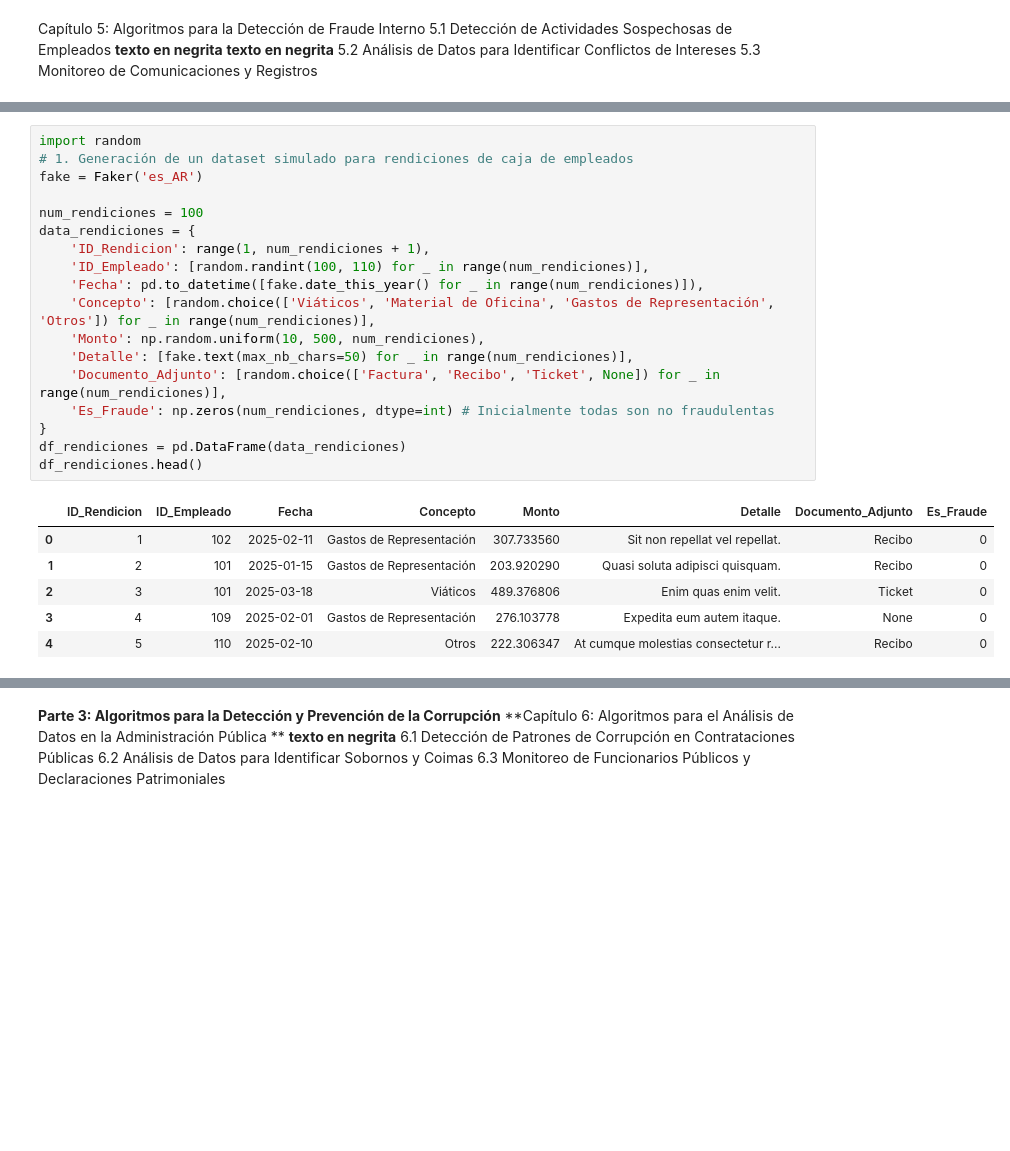
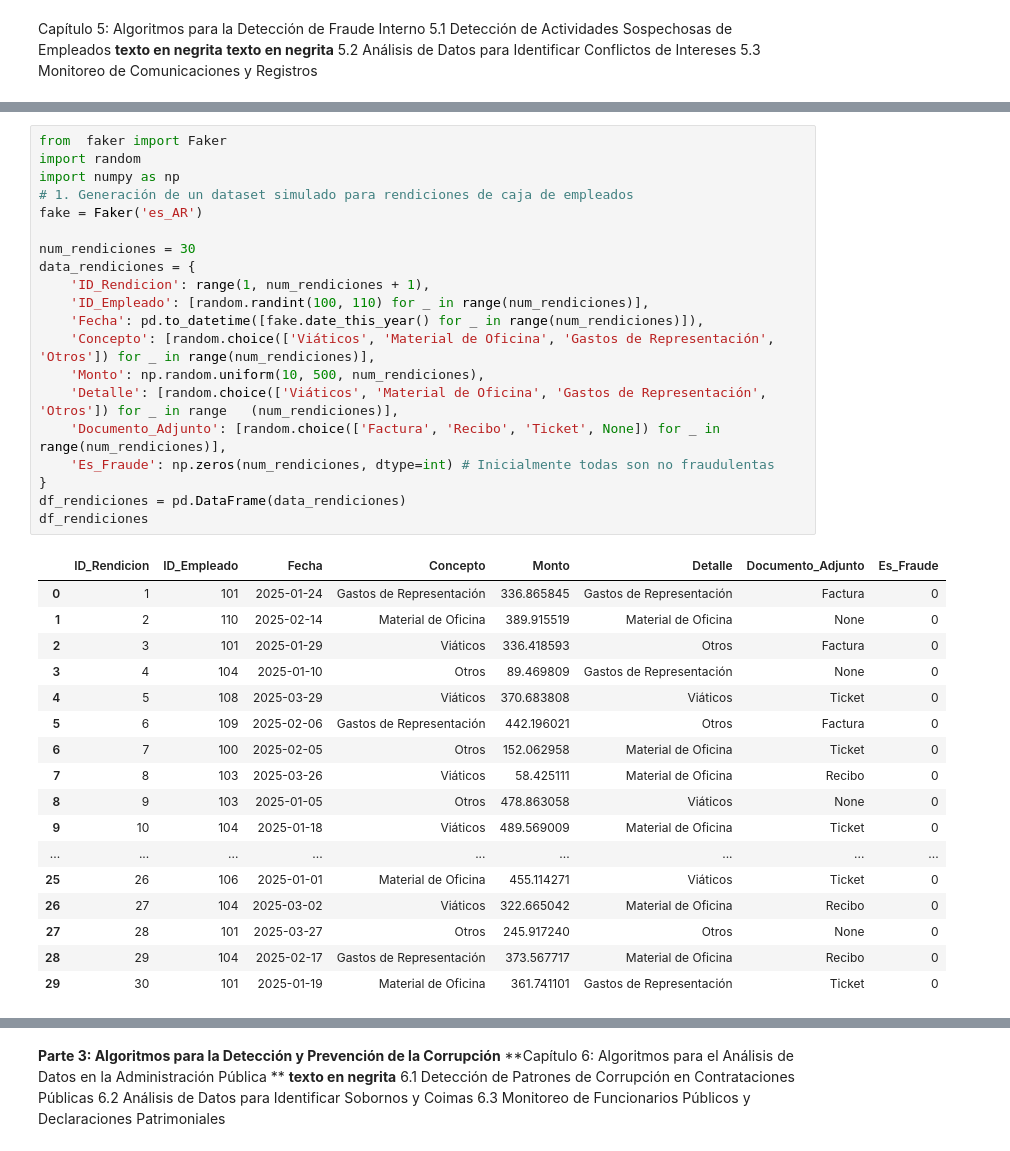
Before and after one commit to Viny2030/Libro_Algoritmos_contra_fraude_corrupcion, a Jupyter notebook: dataset.ipynb, the cells around one changed output, grey strips where cells are left out. Drawn from its saved outputs; the diff is of its cells as text; blank space fills up the shorter version.

```diff
--- a/dataset.ipynb
+++ b/dataset.ipynb
@@ -912,28 +1421,41 @@ El DataFrame se ha guardado exitosamente en el archivo 'df_interno.csv'
 # %%
+from  faker import Faker
 import random
+import numpy as np
 # 1. Generación de un dataset simulado para rendiciones de caja de empleados
 fake = Faker('es_AR')
 
-num_rendiciones = 100
+num_rendiciones = 30
 data_rendiciones = {
     'ID_Rendicion': range(1, num_rendiciones + 1),
     'ID_Empleado': [random.randint(100, 110) for _ in range(num_rendiciones)],
     'Fecha': pd.to_datetime([fake.date_this_year() for _ in range(num_rendiciones)]),
     'Concepto': [random.choice(['Viáticos', 'Material de Oficina', 'Gastos de Representación', 'Otros']) for _ in range(num_rendiciones)],
     'Monto': np.random.uniform(10, 500, num_rendiciones),
-    'Detalle': [fake.text(max_nb_chars=50) for _ in range(num_rendiciones)],
+    'Detalle': [random.choice(['Viáticos', 'Material de Oficina', 'Gastos de Representación', 'Otros']) for _ in range   (num_rendiciones)],
     'Documento_Adjunto': [random.choice(['Factura', 'Recibo', 'Ticket', None]) for _ in range(num_rendiciones)],
     'Es_Fraude': np.zeros(num_rendiciones, dtype=int) # Inicialmente todas son no fraudulentas
 }
 df_rendiciones = pd.DataFrame(data_rendiciones)
-df_rendiciones.head()
+df_rendiciones
 # %% [output]
 |  | ID_Rendicion | ID_Empleado | Fecha | Concepto | Monto | Detalle | Documento_Adjunto | Es_Fraude |
-| 0 | 1 | 102 | 2025-02-11 | Gastos de Representación | 307.733560 | Sit non repellat vel repellat. | Recibo | 0 |
-| 1 | 2 | 101 | 2025-01-15 | Gastos de Representación | 203.920290 | Quasi soluta adipisci quisquam. | Recibo | 0 |
-| 2 | 3 | 101 | 2025-03-18 | Viáticos | 489.376806 | Enim quas enim velit. | Ticket | 0 |
-| 3 | 4 | 109 | 2025-02-01 | Gastos de Representación | 276.103778 | Expedita eum autem itaque. | None | 0 |
-| 4 | 5 | 110 | 2025-02-10 | Otros | 222.306347 | At cumque molestias consectetur r... | Recibo | 0 |
+| 0 | 1 | 101 | 2025-01-24 | Gastos de Representación | 336.865845 | Gastos de Representación | Factura | 0 |
+| 1 | 2 | 110 | 2025-02-14 | Material de Oficina | 389.915519 | Material de Oficina | None | 0 |
+| 2 | 3 | 101 | 2025-01-29 | Viáticos | 336.418593 | Otros | Factura | 0 |
+| 3 | 4 | 104 | 2025-01-10 | Otros | 89.469809 | Gastos de Representación | None | 0 |
+| 4 | 5 | 108 | 2025-03-29 | Viáticos | 370.683808 | Viáticos | Ticket | 0 |
+| 5 | 6 | 109 | 2025-02-06 | Gastos de Representación | 442.196021 | Otros | Factura | 0 |
+| 6 | 7 | 100 | 2025-02-05 | Otros | 152.062958 | Material de Oficina | Ticket | 0 |
+| 7 | 8 | 103 | 2025-03-26 | Viáticos | 58.425111 | Material de Oficina | Recibo | 0 |
+| 8 | 9 | 103 | 2025-01-05 | Otros | 478.863058 | Viáticos | None | 0 |
+| 9 | 10 | 104 | 2025-01-18 | Viáticos | 489.569009 | Material de Oficina | Ticket | 0 |
+| ... | ... | ... | ... | ... | ... | ... | ... | ... |
+| 25 | 26 | 106 | 2025-01-01 | Material de Oficina | 455.114271 | Viáticos | Ticket | 0 |
+| 26 | 27 | 104 | 2025-03-02 | Viáticos | 322.665042 | Material de Oficina | Recibo | 0 |
+| 27 | 28 | 101 | 2025-03-27 | Otros | 245.917240 | Otros | None | 0 |
+| 28 | 29 | 104 | 2025-02-17 | Gastos de Representación | 373.567717 | Material de Oficina | Recibo | 0 |
+| 29 | 30 | 101 | 2025-01-19 | Material de Oficina | 361.741101 | Gastos de Representación | Ticket | 0 |
 # %%
 import random
 # 1. Generación de un dataset simulado para rendiciones de caja de empleados
```
Also changed, not shown: parts of 93 cells of this notebook.
